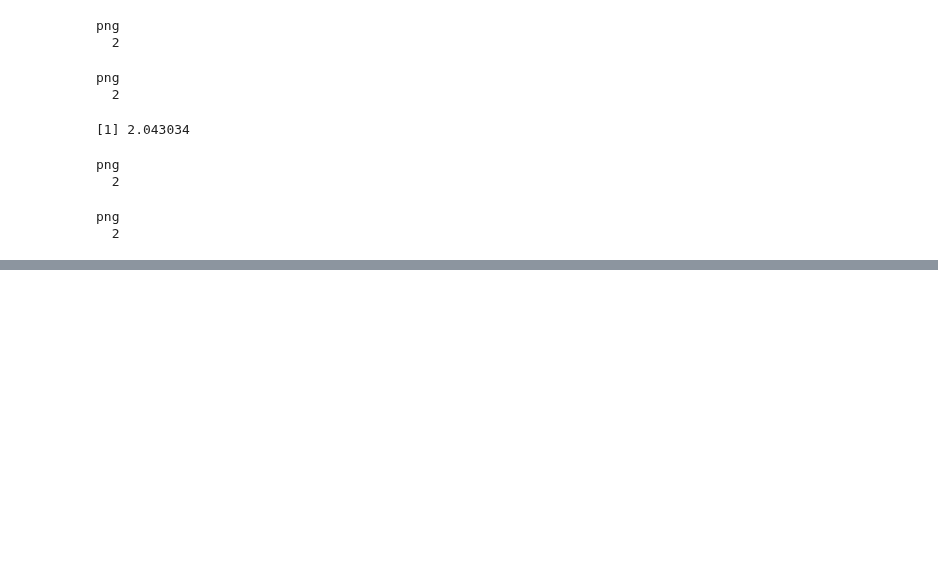
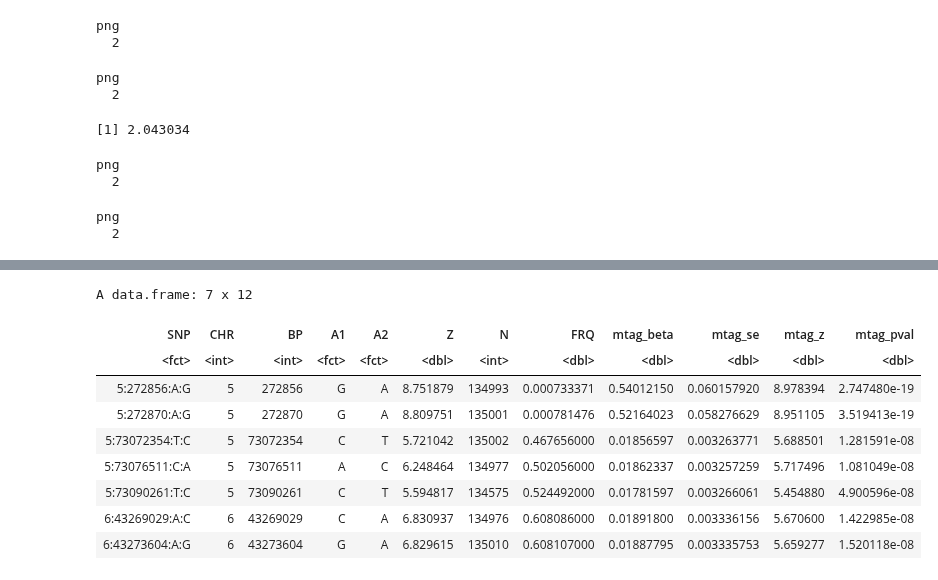
Before and after one commit to statgenetics/UKBB_GWAS_dev, a Jupyter notebook: mtag_tutorial.ipynb, the cells around one changed output, grey strips where cells are left out. Drawn from its saved outputs; the diff is of its cells as text; code cells hidden in the pictures; blank space fills up the shorter version.

```diff
--- a/mtag_tutorial.ipynb
+++ b/mtag_tutorial.ipynb
@@ -706,0 +723,2 @@ png
+# %%
+comb <- read.table('~/output/combined_f2247_f2257_trait_1.txt', sep='\t', header=T)
@@ -706,0 +748,13 @@ png
+# %%
+comb %>% filter(mtag_pval < 5e-08)
+# %% [output]
+A data.frame: 7 x 12
+| SNP | CHR | BP | A1 | A2 | Z | N | FRQ | mtag_beta | mtag_se | mtag_z | mtag_pval |
+| <fct> | <int> | <int> | <fct> | <fct> | <dbl> | <int> | <dbl> | <dbl> | <dbl> | <dbl> | <dbl> |
+| 5:272856:A:G | 5 | 272856 | G | A | 8.751879 | 134993 | 0.000733371 | 0.54012150 | 0.060157920 | 8.978394 | 2.747480e-19 |
+| 5:272870:A:G | 5 | 272870 | G | A | 8.809751 | 135001 | 0.000781476 | 0.52164023 | 0.058276629 | 8.951105 | 3.519413e-19 |
+| 5:73072354:T:C | 5 | 73072354 | C | T | 5.721042 | 135002 | 0.467656000 | 0.01856597 | 0.003263771 | 5.688501 | 1.281591e-08 |
+| 5:73076511:C:A | 5 | 73076511 | A | C | 6.248464 | 134977 | 0.502056000 | 0.01862337 | 0.003257259 | 5.717496 | 1.081049e-08 |
+| 5:73090261:T:C | 5 | 73090261 | C | T | 5.594817 | 134575 | 0.524492000 | 0.01781597 | 0.003266061 | 5.454880 | 4.900596e-08 |
+| 6:43269029:A:C | 6 | 43269029 | C | A | 6.830937 | 134976 | 0.608086000 | 0.01891800 | 0.003336156 | 5.670600 | 1.422985e-08 |
+| 6:43273604:A:G | 6 | 43273604 | G | A | 6.829615 | 135010 | 0.608107000 | 0.01887795 | 0.003335753 | 5.659277 | 1.520118e-08 |
```
Also changed, not shown: parts of 9 cells of this notebook, 8 other files.
